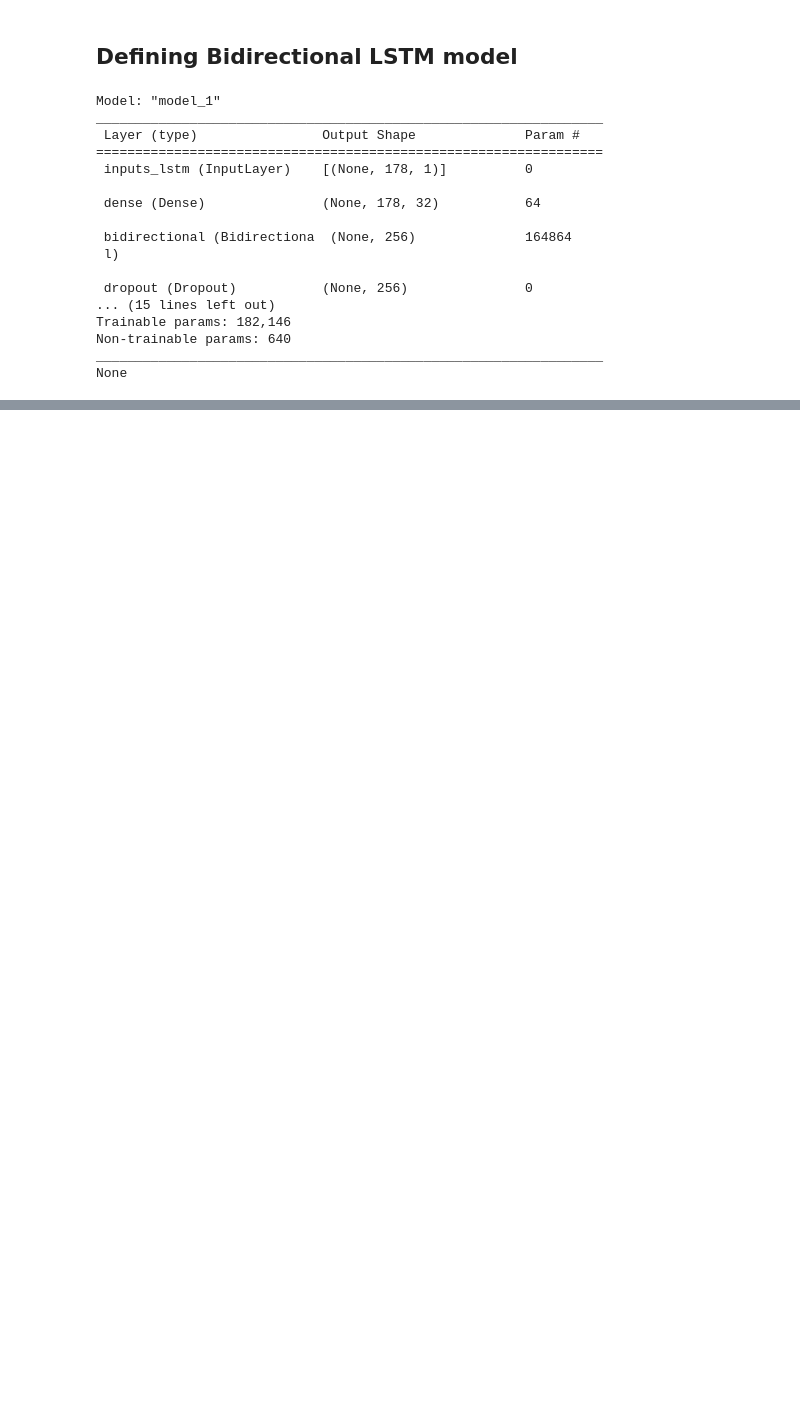
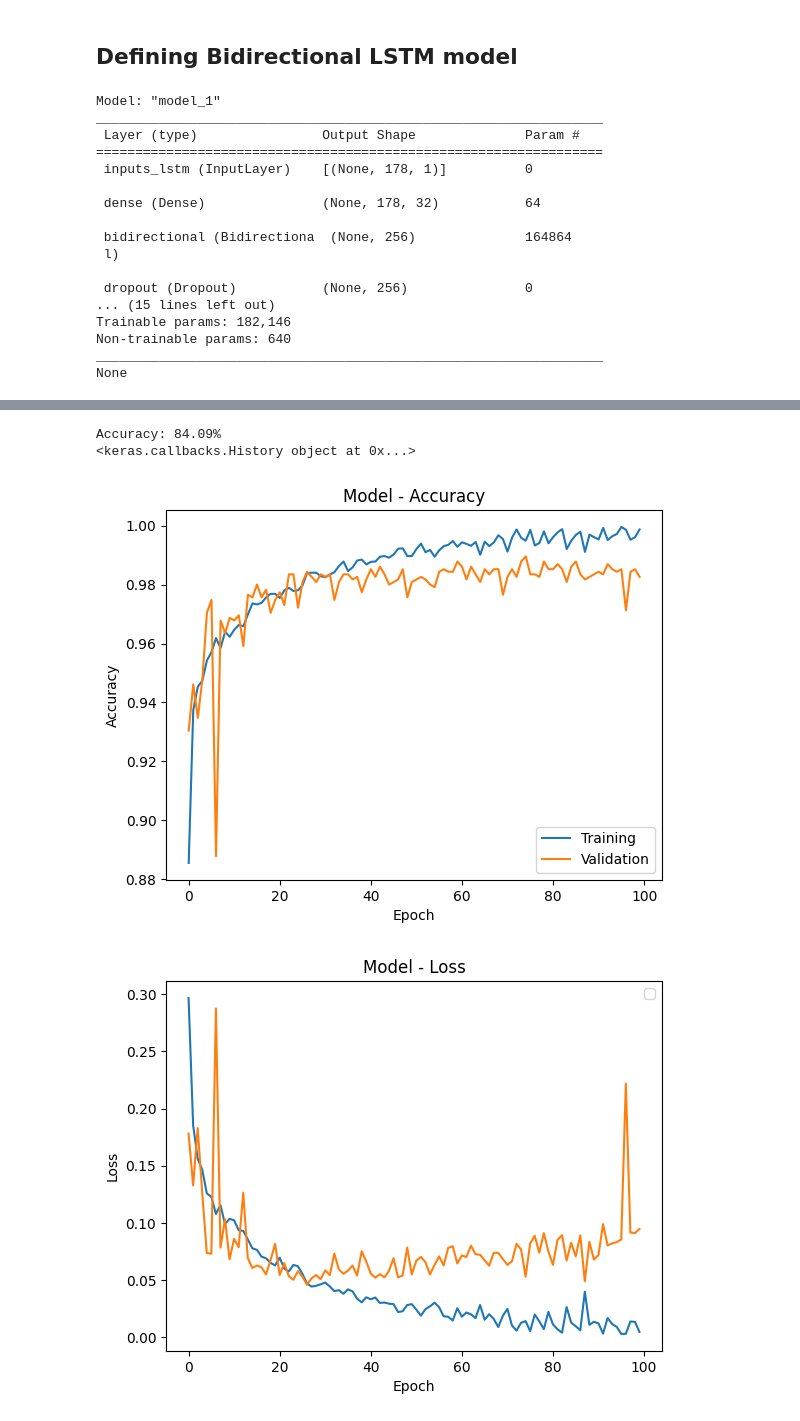
Before and after one commit to mamuncseru/analysis_on_epileptic_seizure_bonn_dataset, a Jupyter notebook: Epileptic_Seizure_Prediction_using_EEG_bonn_data_with_BiLSTM.ipynb, the cells around one changed output, grey strips where cells are left out. Cells and saved outputs as stored; diff of their text form; code cells hidden in the pictures; blank space fills up the shorter version.

```diff
--- a/Epileptic_Seizure_Prediction_using_EEG_bonn_data_with_BiLSTM.ipynb
+++ b/Epileptic_Seizure_Prediction_using_EEG_bonn_data_with_BiLSTM.ipynb
@@ -375,0 +538,4 @@ evaluate_model(history2, data_test, label_test, model2)
+# %%
+# Define BiLSTM model to be trained on epileptic vs all data
+model4 = network_LSTM(data_train_all, label_train_all)
+print(model4.summary())
@@ -375,0 +560,14 @@ evaluate_model(history2, data_test, label_test, model2)
+# %%
+## Train CNN network on epileptic vs healthy data
+# Save model at highest validation accuracy
+save_path = 'checkpoint_4'
+model_checkpoint_callback = keras.callbacks.ModelCheckpoint(
+    filepath = save_path,
+    save_weights_only=True,
+    monitor='val_accuracy',
+    mode='max',
+    save_best_only=True
+)
+
+history4 = model4.fit(data_train_all, label_train_all, epochs=100, batch_size=32,
+                     validation_data=(data_val_all, label_val_all), callbacks=[model_checkpoint_callback])
@@ -375,0 +592,8 @@ evaluate_model(history2, data_test, label_test, model2)
+# %%
+# print validation accuracy and plot accuracy and loss
+evaluate_model(history4, data_test_all, label_test_all, model4)
+# %% [output]
+Accuracy: 84.09%
+<keras.callbacks.History object at 0x...>
+[figure, added]
+[figure, added]
```
Also changed, not shown: parts of 21 cells of this notebook.
